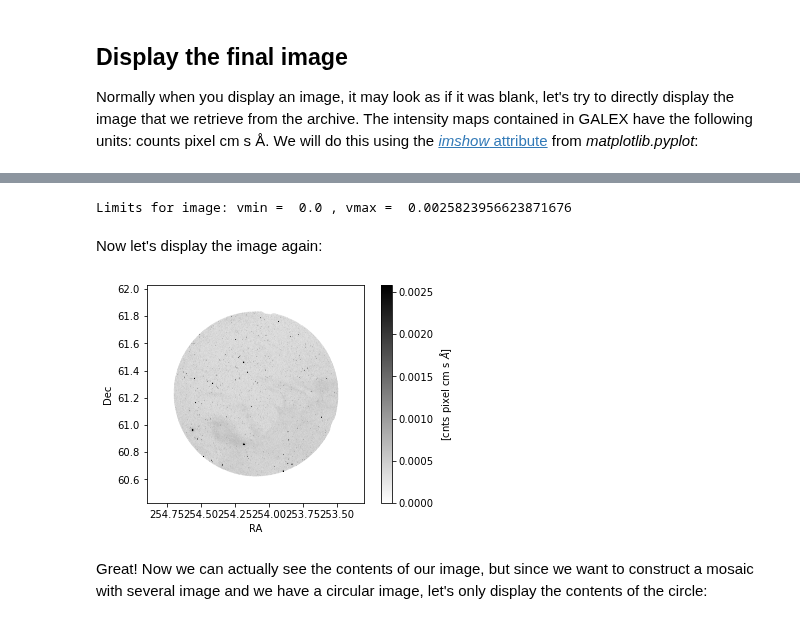
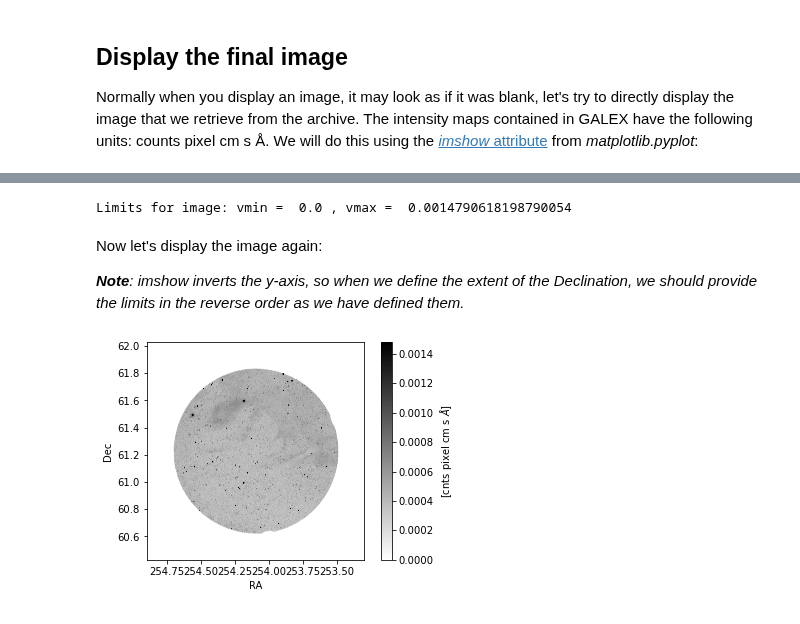
Before and after one commit to ScienceBetter/notebooks-stsci, a Jupyter notebook: surveying_dust_structure_via_GALEX_MIS/surveying_dust_structure_via_GALEX_MIS.ipynb, the cells around one changed output, grey strips where cells are left out. Cells and saved outputs as stored; diff of their text form; code cells hidden in the pictures.

Commit message:
Added new images to start mosaic

```diff
--- a/surveying_dust_structure_via_GALEX_MIS/surveying_dust_structure_via_GALEX_MIS.ipynb
+++ b/surveying_dust_structure_via_GALEX_MIS/surveying_dust_structure_via_GALEX_MIS.ipynb
@@ -55,6 +46,6 @@ Let's start with only one source, and see step by step how to retrieve the image
 # %%
 coord = SkyCoord(253.0000, +61.0, unit='deg', frame='icrs')
-obs = Observations.query_criteria(obs_collection="GALEX",coordinates=coord,project='MIS',radius="0.5 deg")
+obs = Observations.query_criteria(obs_collection="GALEX",coordinates=coord,project='MIS',radius=".01 deg")
 data_products = Observations.get_product_list(obs)
 data_products
 # %% [output]
@@ -198,20 +189,22 @@ At first glance, the image seems to be empty, however, let's change the _vmin_ a
 # %%
 cut = image[1850:-1850,1850:-1850]
-interval = ZScaleInterval(nsamples=cut.size, max_reject=0.5)
+interval = ZScaleInterval(nsamples=cut.size, contrast=0.5, max_reject=0.5)
 vmin, vmax = interval.get_limits(cut)
 
 print('Limits for image: vmin = ',vmin,', vmax = ',vmax)
 # %% [output]
-Limits for image: vmin =  0.0 , vmax =  0.0025823956623871676
+Limits for image: vmin =  0.0 , vmax =  0.0014790618198790054
-# %% [markdown]
-Now let's display the image again:
+# %% [markdown]
+Now let's display the image again:
+
+_**Note**: imshow inverts the y-axis, so when we define the extent of the Declination, we should provide the limits in the reverse order as we have defined them._
 # %%
-plt.imshow(image, extent=[RA1,RAf,Dec1,Decf], vmin=vmin, vmax=vmax, cmap='binary')
+plt.imshow(image, extent=[RA1,RAf,Decf,Dec1], vmin=vmin, vmax=vmax, cmap='binary')
+ax = plt.gca()
+ax.invert_yaxis()
 plt.xlabel('RA')
 plt.ylabel('Dec')
 plt.colorbar(label='[cnts pixel cm s $\AA$]')
 plt.show()
 # %% [output]
-[figure, old version]
+[figure, new version]
-# %% [markdown]
-Great! Now we can actually see the contents of our image, but since we want to construct a mosaic with several image and we have a circular image, let's only display the contents of the circle:
```
Also changed, not shown: parts of 41 cells of this notebook.
